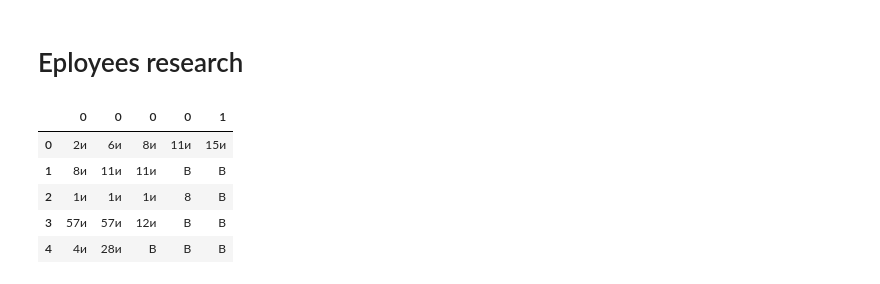
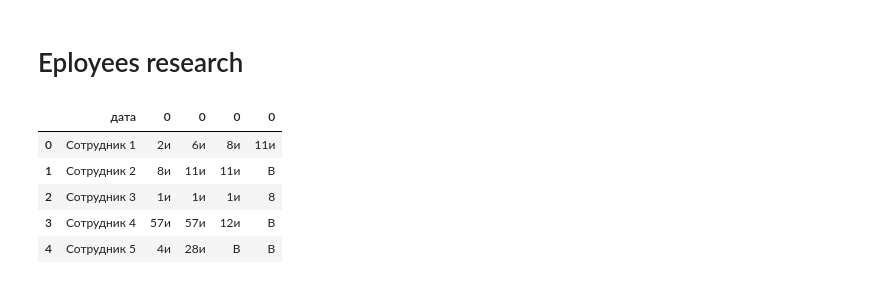
Before and after one commit to Shemka/Hack, a Jupyter notebook: research.ipynb, the cells around one changed output. Saved outputs shown, nothing was run; the diff lists cells and outputs as text; code cells hidden in the pictures.

```diff
--- a/research.ipynb
+++ b/research.ipynb
@@ -272,12 +306,12 @@ employees.head()
 # %% [markdown]
 # Eployees research
 # %%
-prev_days = employees.iloc[:, [1, 2, 3, 4, 5]]
+prev_days = employees.iloc[:, :5]
 prev_days.head()
 # %% [output]
-|  | 0 | 0 | 0 | 0 | 1 |
-| 0 | 2и | 6и | 8и | 11и | 15и |
-| 1 | 8и | 11и | 11и | В | В |
-| 2 | 1и | 1и | 1и | 8 | В |
-| 3 | 57и | 57и | 12и | В | В |
-| 4 | 4и | 28и | В | В | В |
+|  | дата | 0 | 0 | 0 | 0 |
+| 0 | Сотрудник 1 | 2и | 6и | 8и | 11и |
+| 1 | Сотрудник 2 | 8и | 11и | 11и | В |
+| 2 | Сотрудник 3 | 1и | 1и | 1и | 8 |
+| 3 | Сотрудник 4 | 57и | 57и | 12и | В |
+| 4 | Сотрудник 5 | 4и | 28и | В | В |
```
Also changed, not shown: parts of 1 cell of this notebook.
